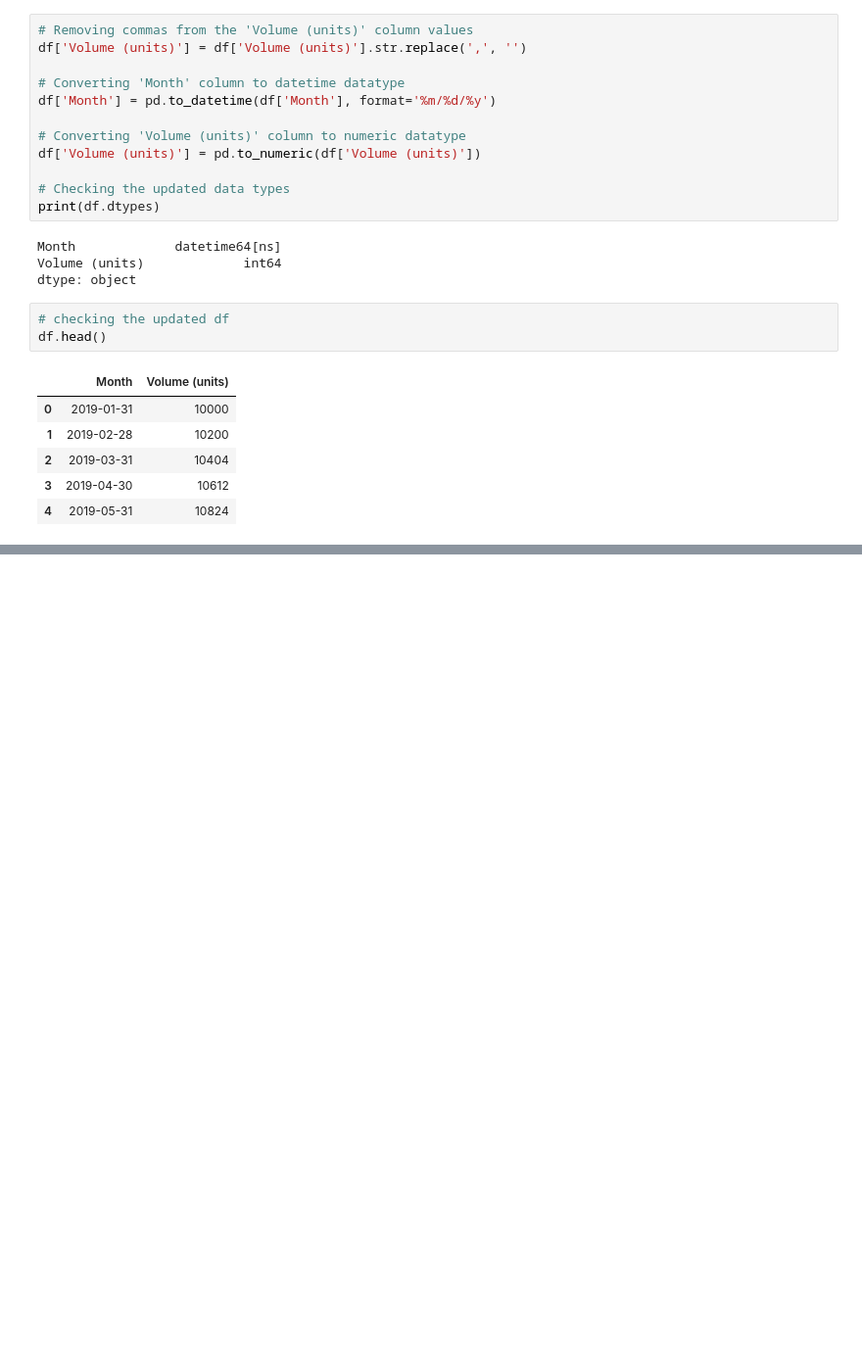
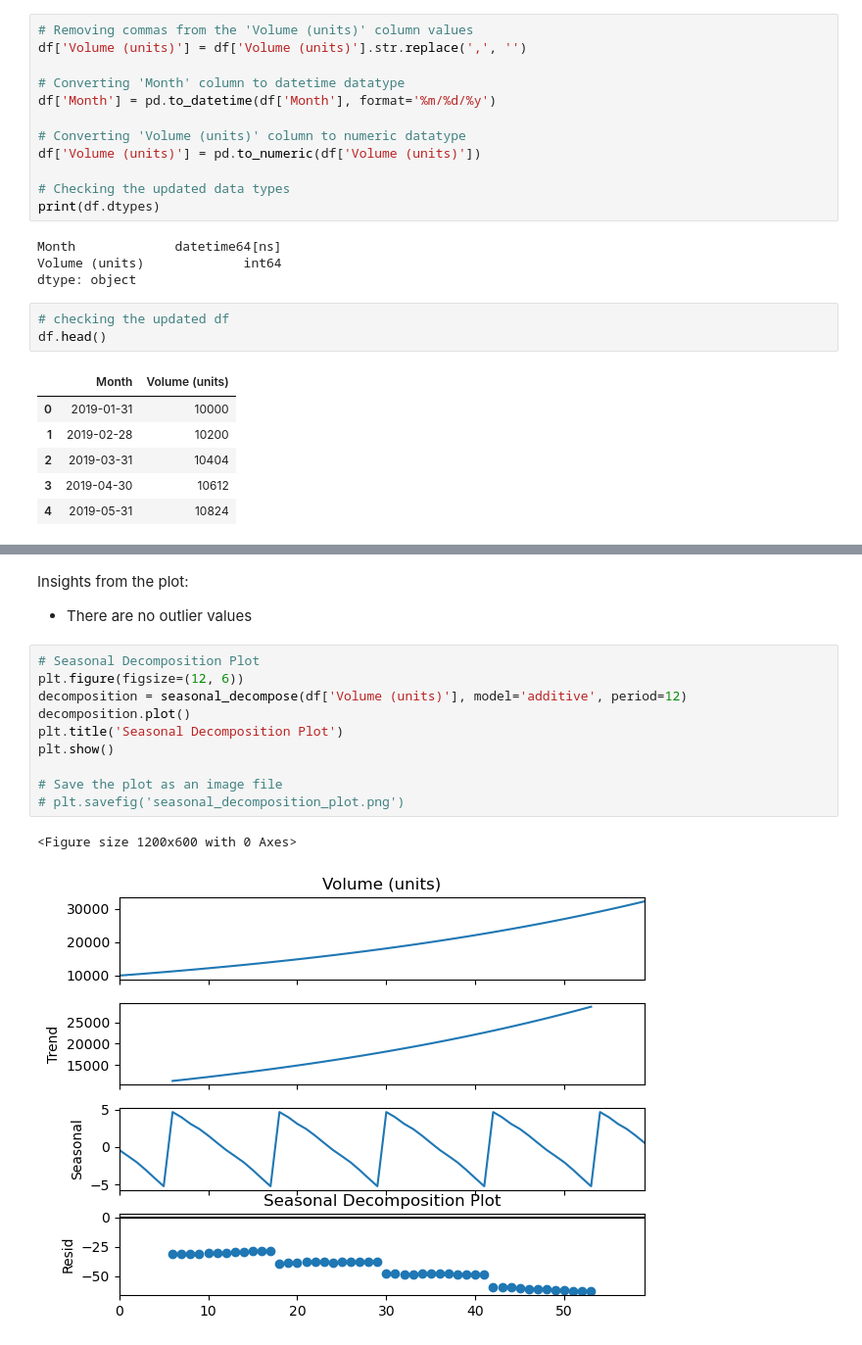
Before and after one commit to Gabriel-Dee/Revenue-Maximization-Credable, a Jupyter notebook: Revenue_maximization.ipynb, the cells around one changed output, grey strips where cells are left out. Shown at 98% size. Drawn from its saved outputs; the diff is of its cells as text; blank space fills up the shorter version.

```diff
--- a/Revenue_maximization.ipynb
+++ b/Revenue_maximization.ipynb
@@ -112,0 +173,16 @@ df.head()
+# %% [markdown]
+Insights from the plot:
+- There are no outlier values
+# %%
+# Seasonal Decomposition Plot
+plt.figure(figsize=(12, 6))
+decomposition = seasonal_decompose(df['Volume (units)'], model='additive', period=12)
+decomposition.plot()
+plt.title('Seasonal Decomposition Plot')
+plt.show()
+
+# Save the plot as an image file
+# plt.savefig('seasonal_decomposition_plot.png')
+# %% [output]
+<Figure size 1200x600 with 0 Axes>
+[figure, added]
```
Also changed, not shown: parts of 13 cells of this notebook, 1 other file.
